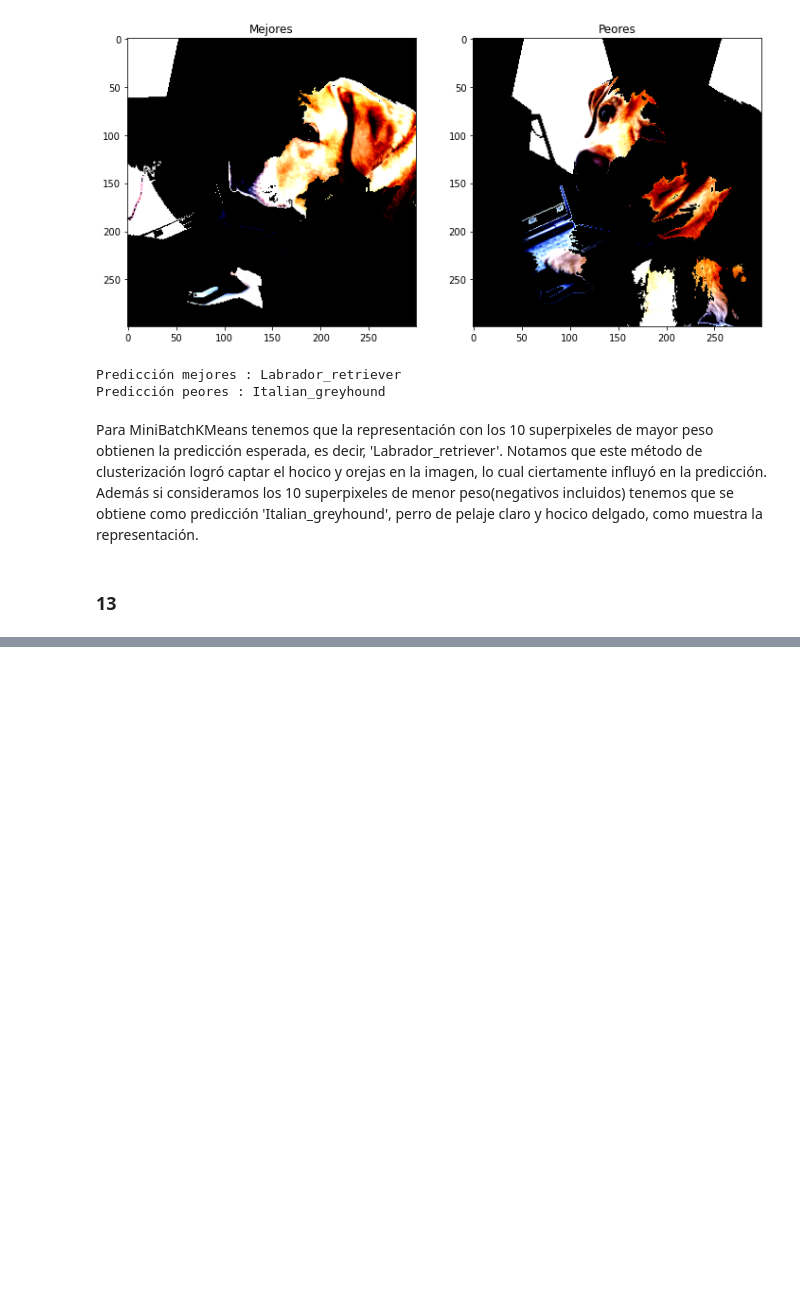
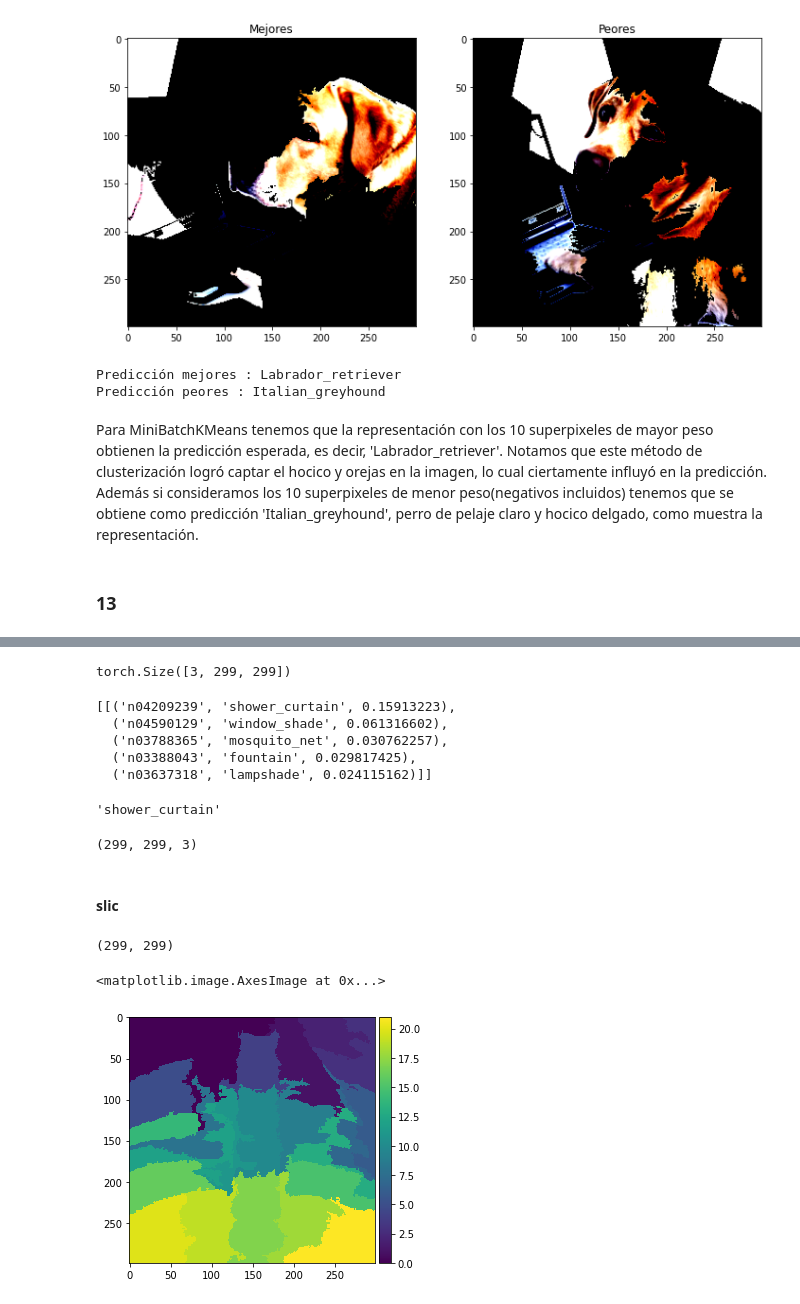
Before and after one commit to gabriel-ortega-hernandez/Tarea-2-Grupo-3, a Jupyter notebook: tarea2.ipynb, the cells around one changed output, grey strips where cells are left out. Cells and saved outputs as stored; diff of their text form; code cells hidden in the pictures; blank space fills up the shorter version.

```diff
--- a/tarea2.ipynb
+++ b/tarea2.ipynb
@@ -693,0 +711,4 @@ Para MiniBatchKMeans tenemos que la representación con los 10 superpixeles de m
+# %%
+# Se procesa la imagen de control bajo el preprocesador antes creado
+imagen_chestxray_procesada = preprocesamiento(imagen_chestxray)
+imagen_chestxray_procesada
@@ -693,0 +733,4 @@ Para MiniBatchKMeans tenemos que la representación con los 10 superpixeles de m
+# %%
+imagen_chestxray_procesada.shape
+# %% [output]
+torch.Size([3, 299, 299])
@@ -693,0 +750,35 @@ Para MiniBatchKMeans tenemos que la representación con los 10 superpixeles de m
+# %%
+decode_predictions(predicciones)
+# %% [output]
+[[('n04209239', 'shower_curtain', 0.15913223),
+  ('n04590129', 'window_shade', 0.061316602),
+  ('n03788365', 'mosquito_net', 0.030762257),
+  ('n03388043', 'fountain', 0.029817425),
+  ('n03637318', 'lampshade', 0.024115162)]]
+# %%
+# Se recupera la clase predicha por la red sobre la imagen de control
+prediccion_chestxray_control = decode_predictions(predicciones)[0][0][1] #
+prediccion_chestxray_control
+# %% [output]
+'shower_curtain'
+# %%
+# Se reajustan las dimensiones de la imagen procesada para ser procesada como
+# ndarray por slic(). Tensor(C,H,W) -> ndarray(H,W,C)
+imagen_chestxray_procesada = np.transpose(imagen_chestxray_procesada.numpy(),[1,2,0])
+imagen_chestxray_procesada.shape
+# %% [output]
+(299, 299, 3)
+# %% [markdown]
+#### slic
+# %%
+# Se procesa la imagen a traves de slic()
+imagen_chestxray_segmentada = slic(imagen_chestxray_procesada,n_segments=30)
+imagen_chestxray_segmentada.shape
+# %% [output]
+(299, 299)
+# %%
+# Visualizamos primero los labels de la segmentación
+imshow(imagen_chestxray_segmentada)
+# %% [output]
+<matplotlib.image.AxesImage at 0x...>
+[figure, added]
```
Also changed, not shown: parts of 29 cells of this notebook.
